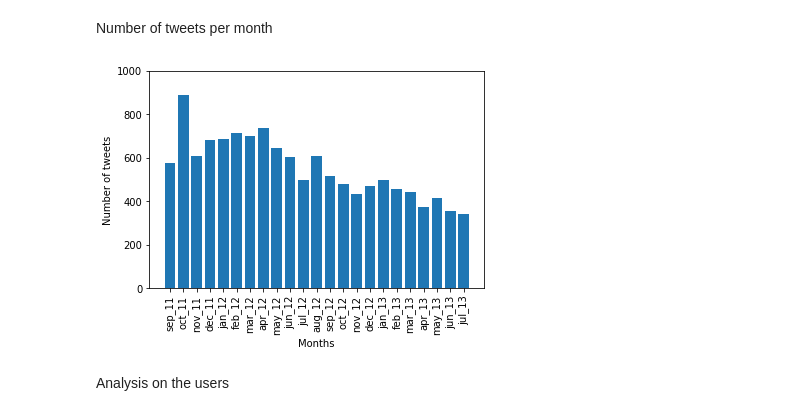
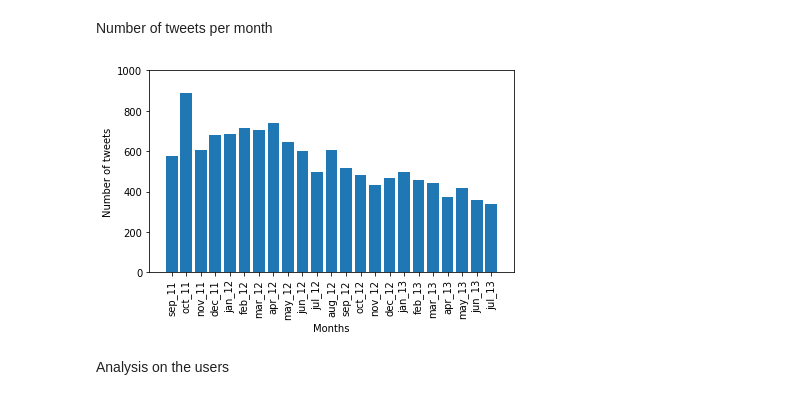
Before and after one commit to YinghuiJiang/Computational-Social-Media-Project, a Jupyter notebook: data_exploration.ipynb, the cells around one changed output. Saved outputs shown, nothing was run; the diff lists cells and outputs as text; code cells hidden in the pictures.

```diff
--- a/data_exploration.ipynb
+++ b/data_exploration.ipynb
@@ -68,12 +68,14 @@ for i in range(len(csv_files)):
 # %%
 plt.bar(dfs_names, num_tweets_per_month)
 plt.xticks(rotation=90)
 plt.xlabel("Months")
 plt.ylabel("Number of tweets")
 plt.ylim(0, 1000)
+plt.tight_layout()
+plt.savefig("figures/num_tweets.png")
 plt.show()
 # %% [output]
-[figure, old version]
+[figure, new version]
 # %% [markdown]
 Analysis on the users
 # %%
```
Also changed, not shown: parts of 5 cells of this notebook.
